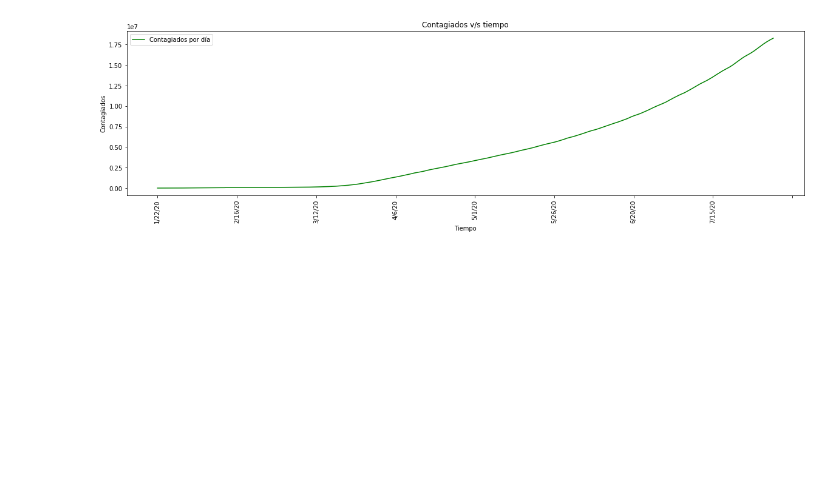
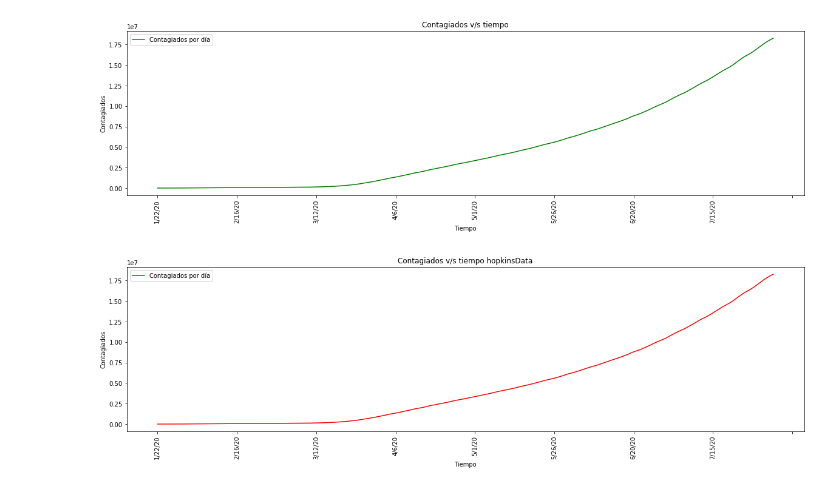
Before and after one commit to Tisks/Covid-Big-Data, a Jupyter notebook: Grafico_Mundial1_HumData.ipynb, the cells around one changed output. Drawn from its saved outputs; the diff is of its cells as text; code cells hidden in the pictures; blank space fills up the shorter version.

Commit message:
Adding hopkins plot

```diff
--- a/Grafico_Mundial1_HumData.ipynb
+++ b/Grafico_Mundial1_HumData.ipynb
@@ -20,6 +20,8 @@ dfHum
 | 264 | NaN | Tajikistan | 38.861000 | 71.276100 | 0 | 0 | 0 | 0 | 0 | ... |
 | 265 | NaN | Lesotho | -29.610000 | 28.233600 | 0 | 0 | 0 | 0 | 0 | ... |
 266 rows × 199 columns
+# %%
+dfHopkins = pd.read_csv('https://raw.githubusercontent.com/CSSEGISandData/COVID-19/master/csse_covid_19_data/csse_covid_19_time_series/time_series_covid19_confirmed_global.csv')
 # %%
 humData = dfHum.drop(['Province/State','Country/Region','Lat','Long'], axis=1)
 humData
@@ -37,6 +39,8 @@ humData
 | 264 | 0 | 0 | 0 | 0 | 0 | 0 | 0 | 0 | 0 | 0 | 0 | ... |
 | 265 | 0 | 0 | 0 | 0 | 0 | 0 | 0 | 0 | 0 | 0 | 0 | ... |
 266 rows × 195 columns
+# %%
+hopkinsData = dfHopkins.drop(['Province/State','Country/Region','Lat','Long'], axis=1)
 # %%
 humData = humData[humData.columns].sum()
 humData
@@ -53,5 +57,7 @@ humData
 8/2/20     18079723
 8/3/20     18282208
 Length: 195, dtype: int64
+# %%
+hopkinsData = hopkinsData[hopkinsData.columns].sum()
 # %%
 humPlot = humData.plot(figsize=(20,5), color='green')
@@ -62,3 +68,12 @@ humPlot.set_ylabel('Contagiados')
 humPlot.legend(['Contagiados por día']);
 # %% [output]
 [figure]
+# %%
+hopkinsPlot = hopkinsData.plot(figsize=(20,5), color='red')
+hopkinsPlot.set_title('Contagiados v/s tiempo hopkinsData')
+hopkinsPlot.set_xlabel('Tiempo')
+hopkinsPlot.tick_params(axis='x', labelrotation=90)
+hopkinsPlot.set_ylabel('Contagiados')
+hopkinsPlot.legend(['Contagiados por día']);
+# %% [output]
+[figure, added]
```
Also changed, not shown: parts of 1 cell of this notebook.
